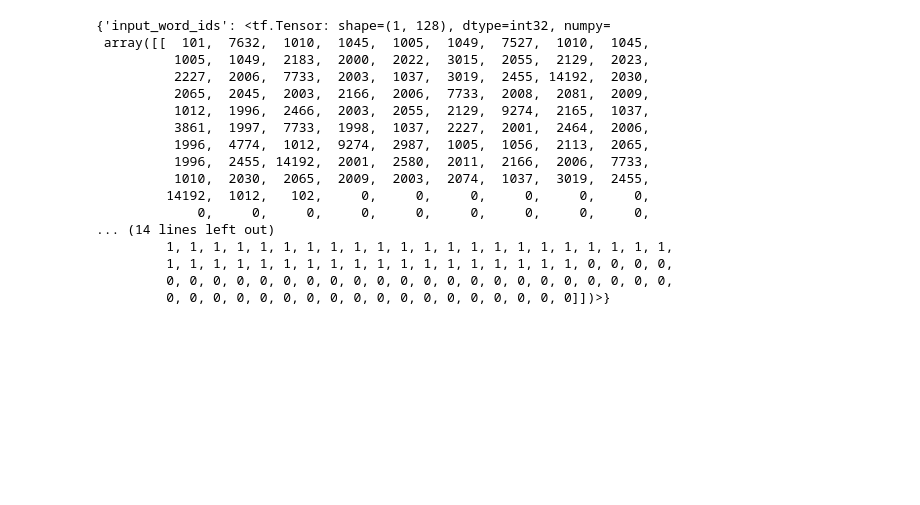
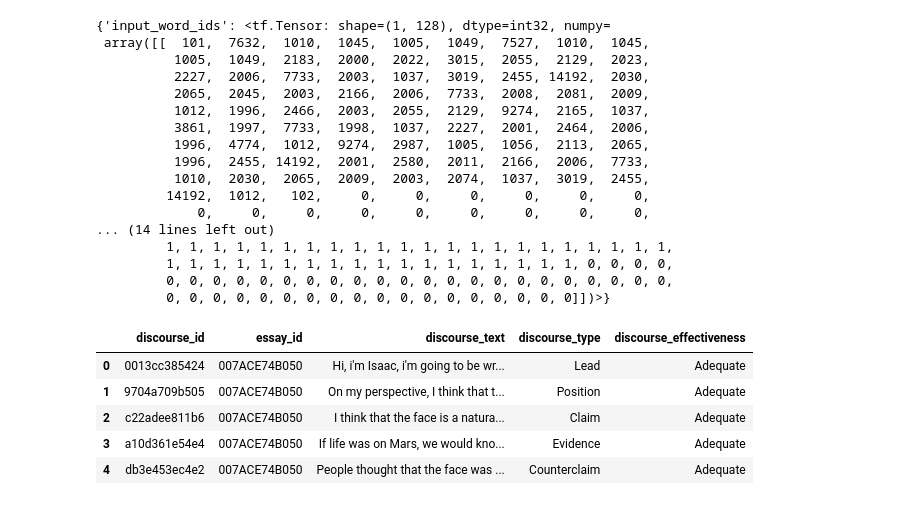
Before and after one commit to basha-dev-coder/nlp_feedback_classifier, a Jupyter notebook: Preprocessing.ipynb, the cells around one changed output. Drawn from its saved outputs; the diff is of its cells as text; code cells hidden in the pictures; blank space fills up the shorter version.

```diff
--- a/Preprocessing.ipynb
+++ b/Preprocessing.ipynb
@@ -183,3 +235,12 @@ encoder_inputs
          1, 1, 1, 1, 1, 1, 1, 1, 1, 1, 1, 1, 1, 1, 1, 1, 1, 1, 0, 0, 0, 0,
          0, 0, 0, 0, 0, 0, 0, 0, 0, 0, 0, 0, 0, 0, 0, 0, 0, 0, 0, 0, 0, 0,
          0, 0, 0, 0, 0, 0, 0, 0, 0, 0, 0, 0, 0, 0, 0, 0, 0, 0]])>}
+# %%
+train_df.head()
+# %% [output]
+|  | discourse_id | essay_id | discourse_text | discourse_type | discourse_effectiveness |
+| 0 | 0013cc385424 | 007ACE74B050 | Hi, i'm Isaac, i'm going to be wr... | Lead | Adequate |
+| 1 | 9704a709b505 | 007ACE74B050 | On my perspective, I think that t... | Position | Adequate |
+| 2 | c22adee811b6 | 007ACE74B050 | I think that the face is a natura... | Claim | Adequate |
+| 3 | a10d361e54e4 | 007ACE74B050 | If life was on Mars, we would kno... | Evidence | Adequate |
+| 4 | db3e453ec4e2 | 007ACE74B050 | People thought that the face was ... | Counterclaim | Adequate |
```
Also changed, not shown: parts of 11 cells of this notebook, 2 other files.
